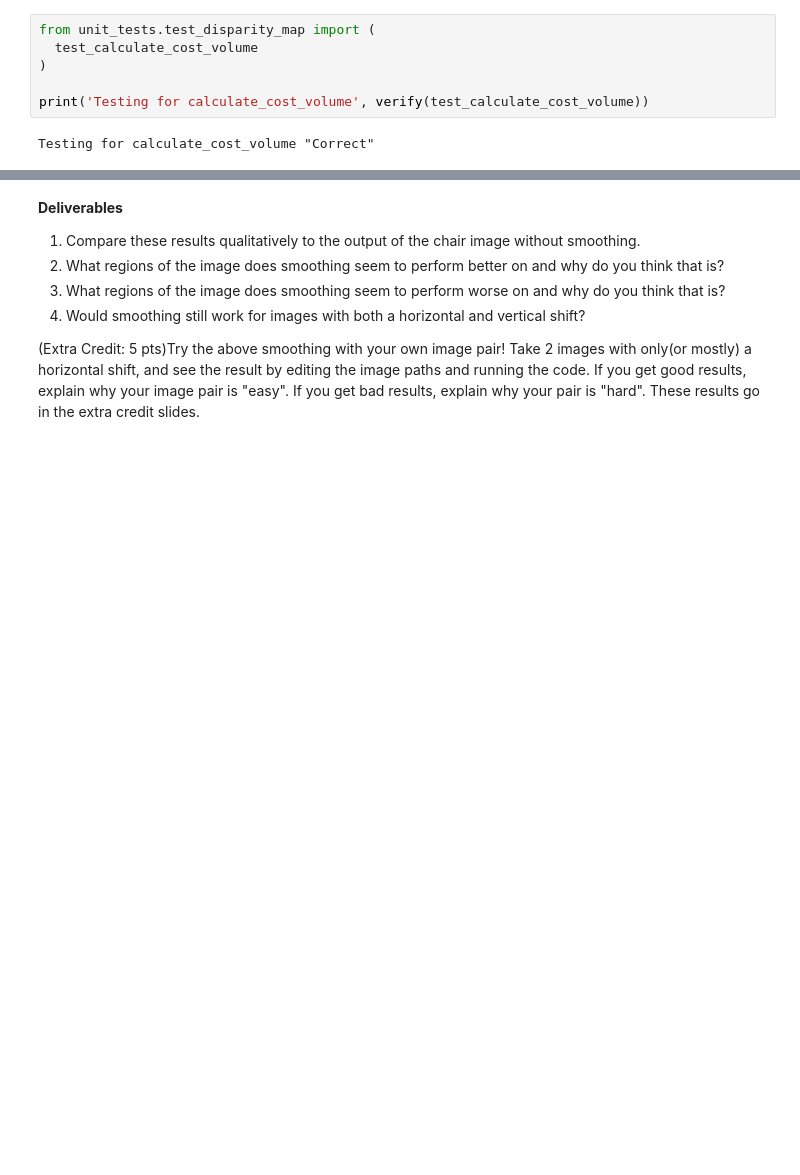
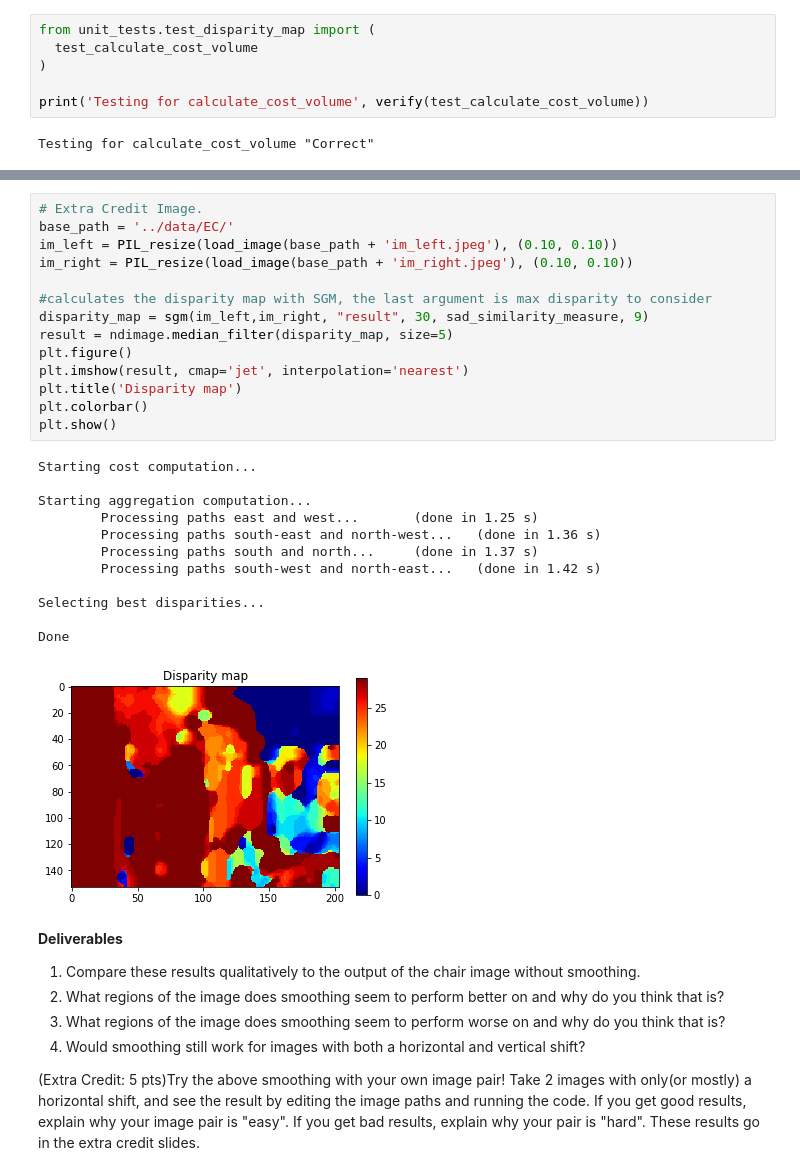
Before and after one commit to CasuallyAlive/Computer_Vision_Projects, a Jupyter notebook: src/proj5_6320/proj5_code/simple_stereo.ipynb, the cells around one changed output, grey strips where cells are left out. Cells and saved outputs as stored; diff of their text form; blank space fills up the shorter version.

```diff
--- a/src/proj5_6320/proj5_code/simple_stereo.ipynb
+++ b/src/proj5_6320/proj5_code/simple_stereo.ipynb
@@ -409,3 +436,30 @@ plt.show()
+# %%
+# Extra Credit Image.
+base_path = '../data/EC/'
+im_left = PIL_resize(load_image(base_path + 'im_left.jpeg'), (0.10, 0.10))
+im_right = PIL_resize(load_image(base_path + 'im_right.jpeg'), (0.10, 0.10))
+
+#calculates the disparity map with SGM, the last argument is max disparity to consider
+disparity_map = sgm(im_left,im_right, "result", 30, sad_similarity_measure, 9)
+result = ndimage.median_filter(disparity_map, size=5)
+plt.figure()
+plt.imshow(result, cmap='jet', interpolation='nearest')
+plt.title('Disparity map')
+plt.colorbar()
+plt.show()
+# %% [output]
+Starting cost computation...
+
+Starting aggregation computation...
+        Processing paths east and west...       (done in 1.25 s)
+        Processing paths south-east and north-west...   (done in 1.36 s)
+        Processing paths south and north...     (done in 1.37 s)
+        Processing paths south-west and north-east...   (done in 1.42 s)
+
+Selecting best disparities...
+
+Done
+[figure, added]
 # %% [markdown]
 **Deliverables**
 
```
Also changed, not shown: parts of 14 cells of this notebook, 9 other files.
